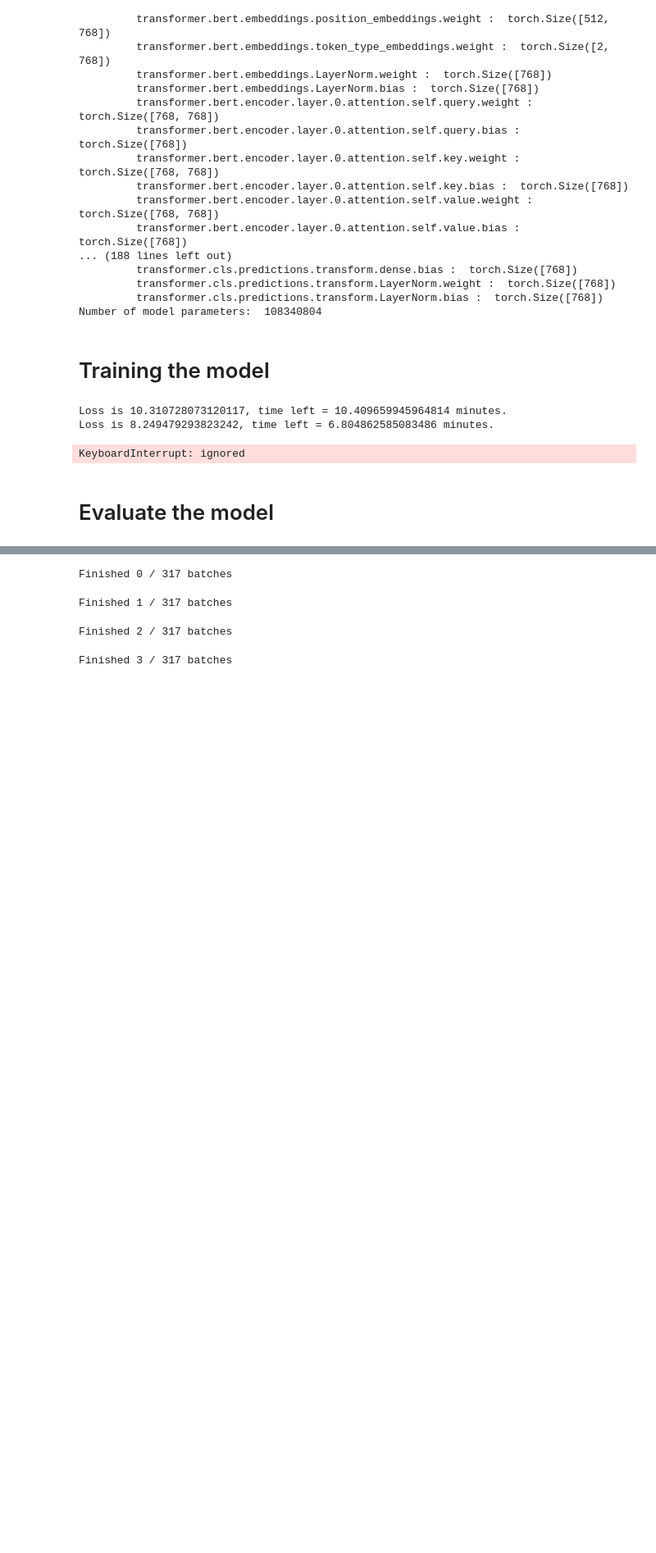
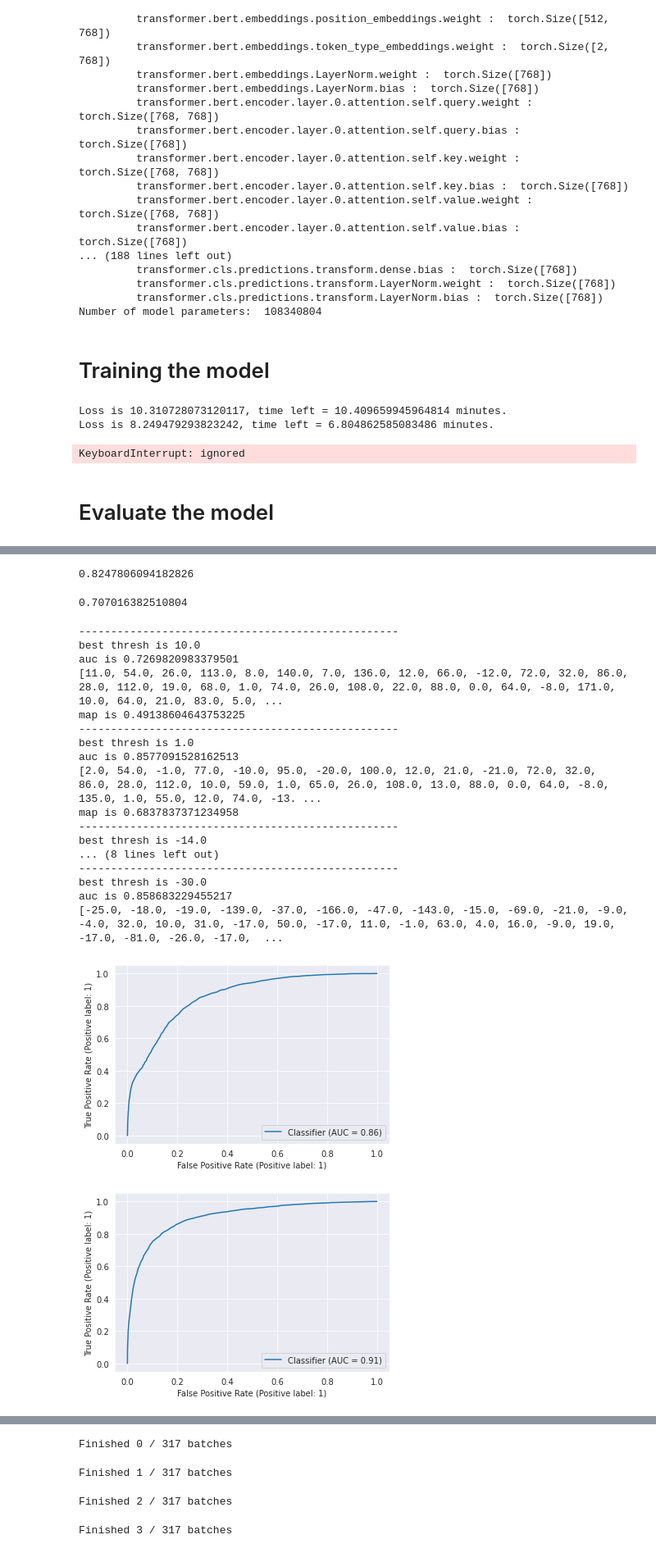
Before and after one commit to dragosconst/Anomaly-Detection, a Jupyter notebook: Anomaly_Detection.ipynb, the cells around one changed output, grey strips where cells are left out. Shown at 82% size. Cells and saved outputs as stored; diff of their text form; code cells hidden in the pictures; blank space fills up the shorter version.

```diff
--- a/Anomaly_Detection.ipynb
+++ b/Anomaly_Detection.ipynb
@@ -544,0 +628,66 @@ model = model.to(device)
+# %%
+score = roc_auc_score([l[0] for l in labels],[np.mean(s) for s in sports_scores])
+score
+# %% [output]
+0.8247806094182826
+# %%
+average_precision_score([l[0] for l in labels],[np.mean(s) for s in sports_scores])
+# %% [output]
+0.707016382510804
+# %%
+labels_nice = [l[0] for l in labels]
+# %%
+import pickle
+with open("/content/drive/MyDrive/scores_sports_pretrained_full.pickle", "wb+") as f:
+  pickle.dump(sports_scores, f)
+with open("/content/drive/MyDrive/labels_sports_pretrained_full.pickle", "wb+") as f:
+  pickle.dump(labels_nice, f)
+# %%
+both_sides_thresh = [1e-4, 1e-3, 1e-2, 0.05, 0.1, 0.2, 0.3, 0.4, 0.5, 0.6]
+current_auc = roc_auc_score(labels_nice,[np.mean(s) for s in sports_scores])
+best_auc = current_auc
+min_val = -7
+max_val = 2
+
+for tr in both_sides_thresh:
+  new_scores = copy.deepcopy(sports_scores)
+  for score in new_scores:
+    for idx, el in enumerate(score):
+      if el >= tr:
+        score[idx] = max_val
+      elif el < tr:
+        score[idx] = min_val
+      else:
+        print(el)
+  new_auc = roc_auc_score(labels_nice, [np.sum(s) for s in new_scores])
+  fpr, tpr, thresholds = roc_curve(labels_nice,[np.sum(s) for s in new_scores])
+  print("-"*50)
+  print(f"best thresh is {thresholds[np.argmax(tpr - fpr)]}")
+  print(f"auc is {new_auc}")
+  print([np.sum(s) for s in new_scores])
+  print(f"map is {average_precision_score(labels_nice,[np.sum(s) for s in new_scores])}")
+  if new_auc > best_auc:
+    RocCurveDisplay.from_predictions(labels_nice,[np.sum(s) for s in new_scores])
+    best_auc = new_auc
+    best_max_thresh = tr
+print(best_max_thresh)
+# %% [output]
+--------------------------------------------------
+best thresh is 10.0
+auc is 0.7269820983379501
+[11.0, 54.0, 26.0, 113.0, 8.0, 140.0, 7.0, 136.0, 12.0, 66.0, -12.0, 72.0, 32.0, 86.0, 28.0, 112.0, 19.0, 68.0, 1.0, 74.0, 26.0, 108.0, 22.0, 88.0, 0.0, 64.0, -8.0, 171.0, 10.0, 64.0, 21.0, 83.0, 5.0, ...
+map is 0.49138604643753225
+--------------------------------------------------
+best thresh is 1.0
+auc is 0.8577091528162513
+[2.0, 54.0, -1.0, 77.0, -10.0, 95.0, -20.0, 100.0, 12.0, 21.0, -21.0, 72.0, 32.0, 86.0, 28.0, 112.0, 10.0, 59.0, 1.0, 65.0, 26.0, 108.0, 13.0, 88.0, 0.0, 64.0, -8.0, 135.0, 1.0, 55.0, 12.0, 74.0, -13. ...
+map is 0.6837837371234958
+--------------------------------------------------
+best thresh is -14.0
+... (8 lines left out)
+--------------------------------------------------
+best thresh is -30.0
+auc is 0.858683229455217
+[-25.0, -18.0, -19.0, -139.0, -37.0, -166.0, -47.0, -143.0, -15.0, -69.0, -21.0, -9.0, -4.0, 32.0, 10.0, 31.0, -17.0, 50.0, -17.0, 11.0, -1.0, 63.0, 4.0, 16.0, -9.0, 19.0, -17.0, -81.0, -26.0, -17.0,  ...
+[figure, added]
+[figure, added]
```
Also changed, not shown: parts of 21 cells of this notebook.
